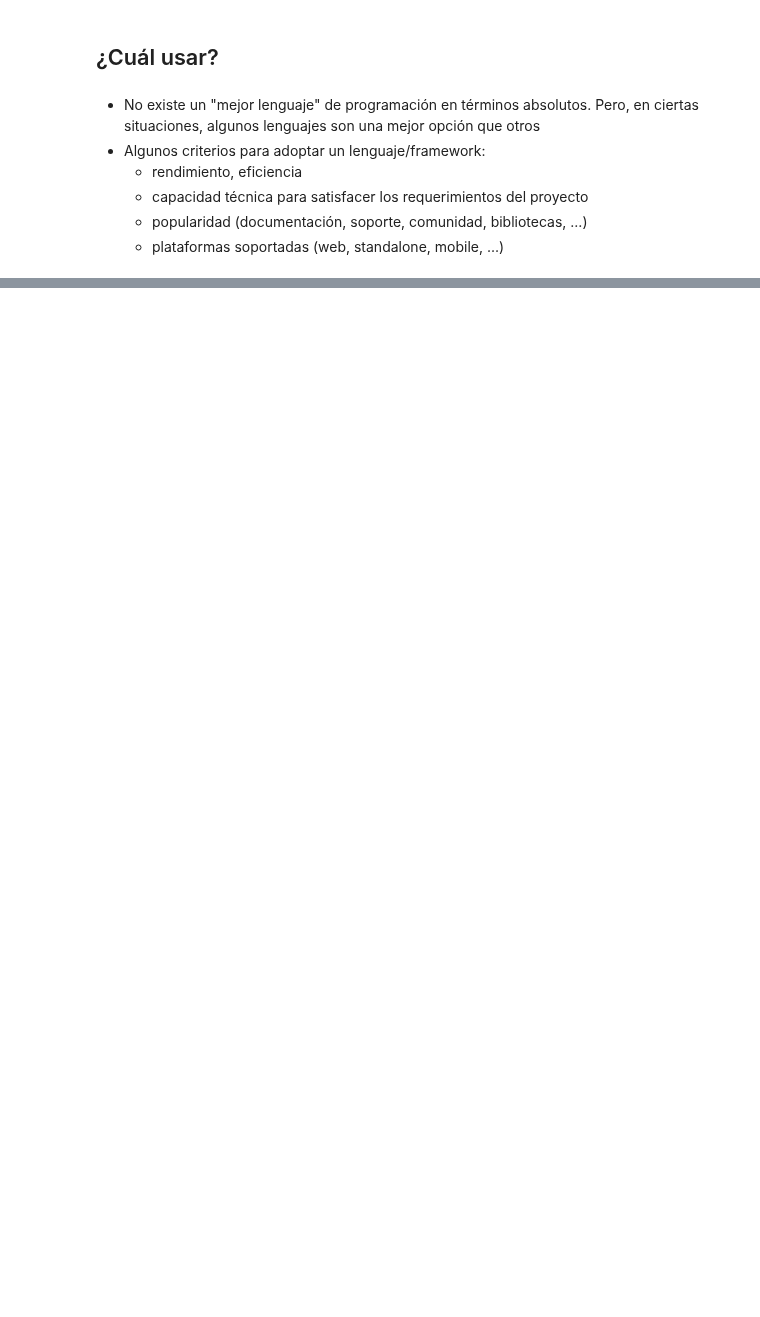
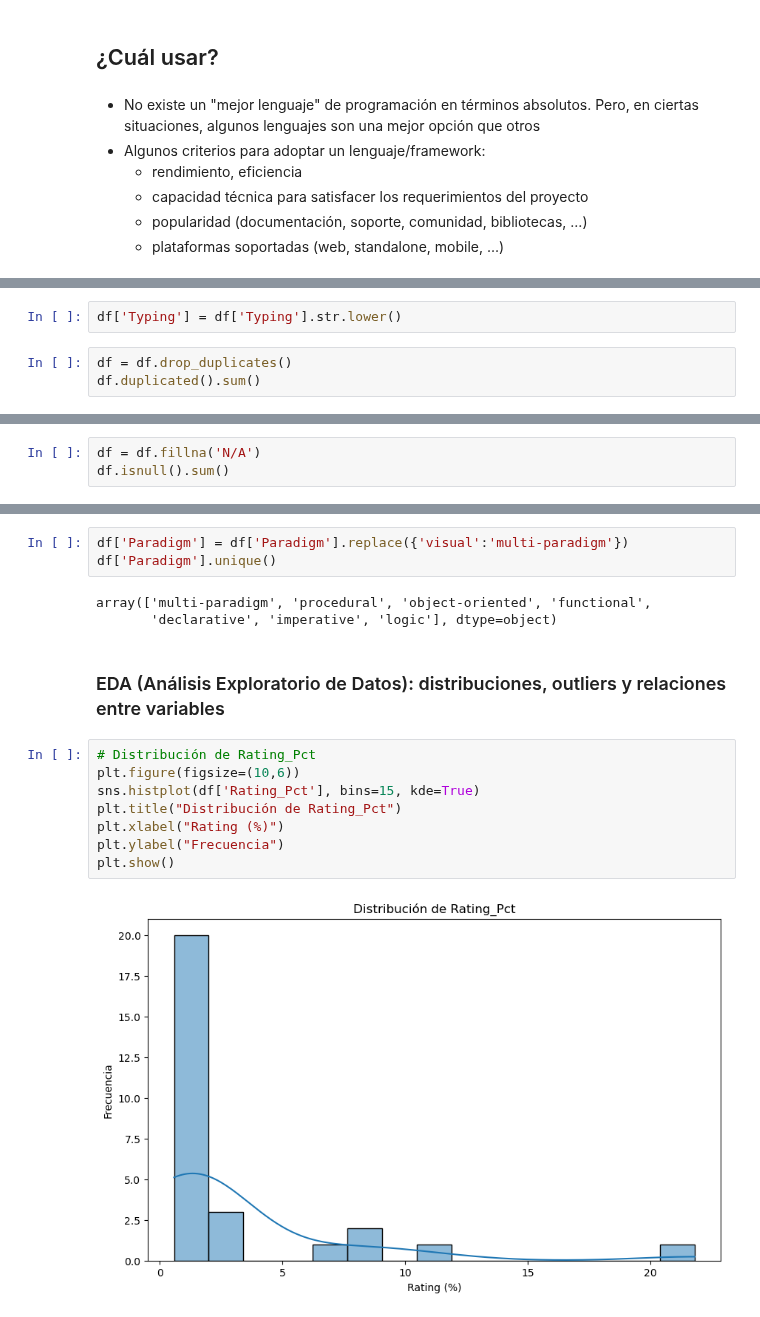
Before and after one commit to ppandomail/lp, a Jupyter notebook: doc/01-intro.ipynb, the cells around one changed output, grey strips where cells are left out. Drawn from its saved outputs; the diff is of its cells as text; blank space fills up the shorter version.

Commit message:
cs datos sobre lenguajes

```diff
--- a/doc/01-intro.ipynb
+++ b/doc/01-intro.ipynb
@@ -258,0 +383,5 @@
+# %%
+df['Typing'] = df['Typing'].str.lower()
+# %%
+df = df.drop_duplicates()
+df.duplicated().sum()
@@ -258,0 +390,3 @@
+# %%
+df = df.fillna('N/A')
+df.isnull().sum()
@@ -258,0 +405,18 @@
+# %%
+df['Paradigm'] = df['Paradigm'].replace({'visual':'multi-paradigm'})
+df['Paradigm'].unique()
+# %% [output]
+array(['multi-paradigm', 'procedural', 'object-oriented', 'functional',
+       'declarative', 'imperative', 'logic'], dtype=object)
+# %% [markdown]
+### EDA (Análisis Exploratorio de Datos): distribuciones, outliers y relaciones entre variables
+# %%
+# Distribución de Rating_Pct
+plt.figure(figsize=(10,6))
+sns.histplot(df['Rating_Pct'], bins=15, kde=True)
+plt.title("Distribución de Rating_Pct")
+plt.xlabel("Rating (%)")
+plt.ylabel("Frecuencia")
+plt.show()
+# %% [output]
+[figure, added]
```
Also changed, not shown: parts of 26 cells of this notebook, 2 other files.
